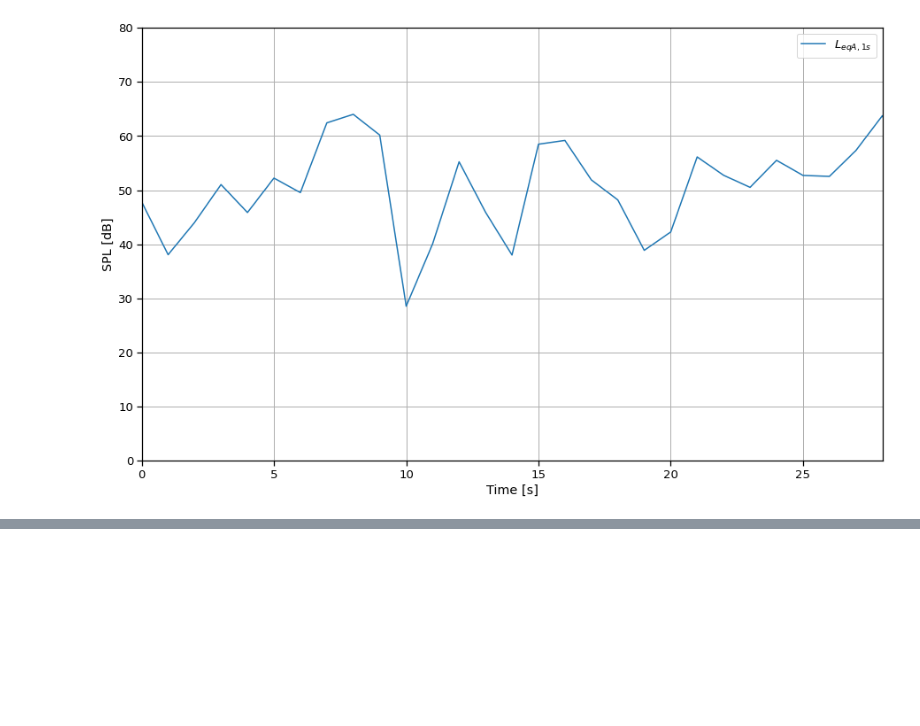
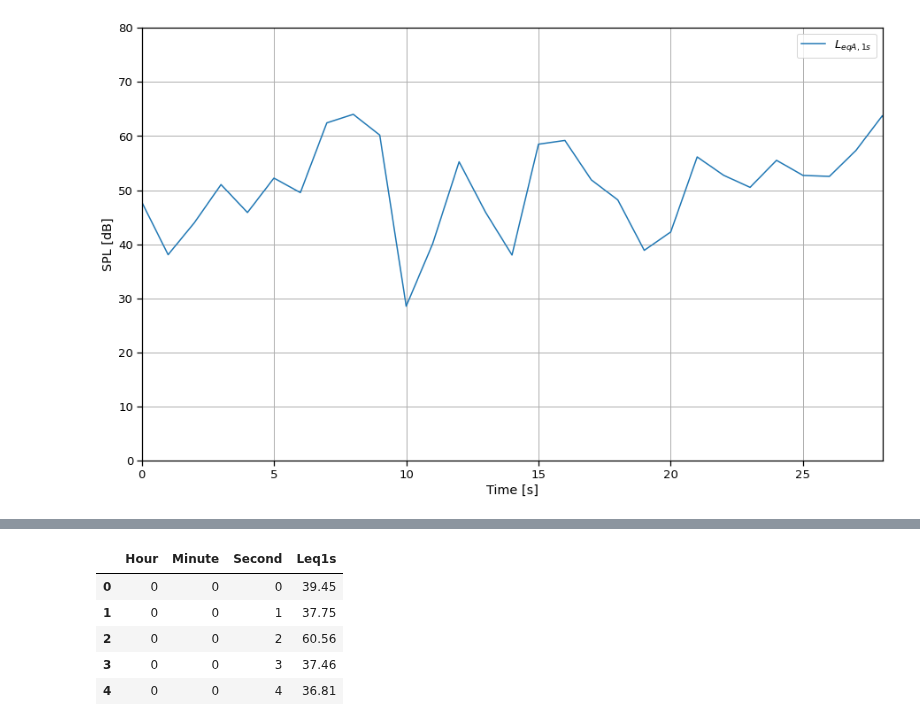
Before and after one commit to tiaqui/my_thesis, a Jupyter notebook: notebooks/5. Acoustic measurements.ipynb, the cells around one changed output, grey strips where cells are left out. Drawn from its saved outputs; the diff is of its cells as text; code cells hidden in the pictures; blank space fills up the shorter version.

```diff
--- a/notebooks/5. Acoustic measurements.ipynb
+++ b/notebooks/5. Acoustic measurements.ipynb
@@ -138,4 +146,13 @@ The **$L_{90}$** and the **$L_{10}$** are used as a good representations of the
 # %%
 import pandas as pd
 
 measured_leq = pd.read_csv('../src/measured_leq.csv')
+
+measured_leq.head()
+# %% [output]
+|  | Hour | Minute | Second | Leq1s |
+| 0 | 0 | 0 | 0 | 39.45 |
+| 1 | 0 | 0 | 1 | 37.75 |
+| 2 | 0 | 0 | 2 | 60.56 |
+| 3 | 0 | 0 | 3 | 37.46 |
+| 4 | 0 | 0 | 4 | 36.81 |
```
Also changed, not shown: parts of 16 cells of this notebook, 1 other file.
